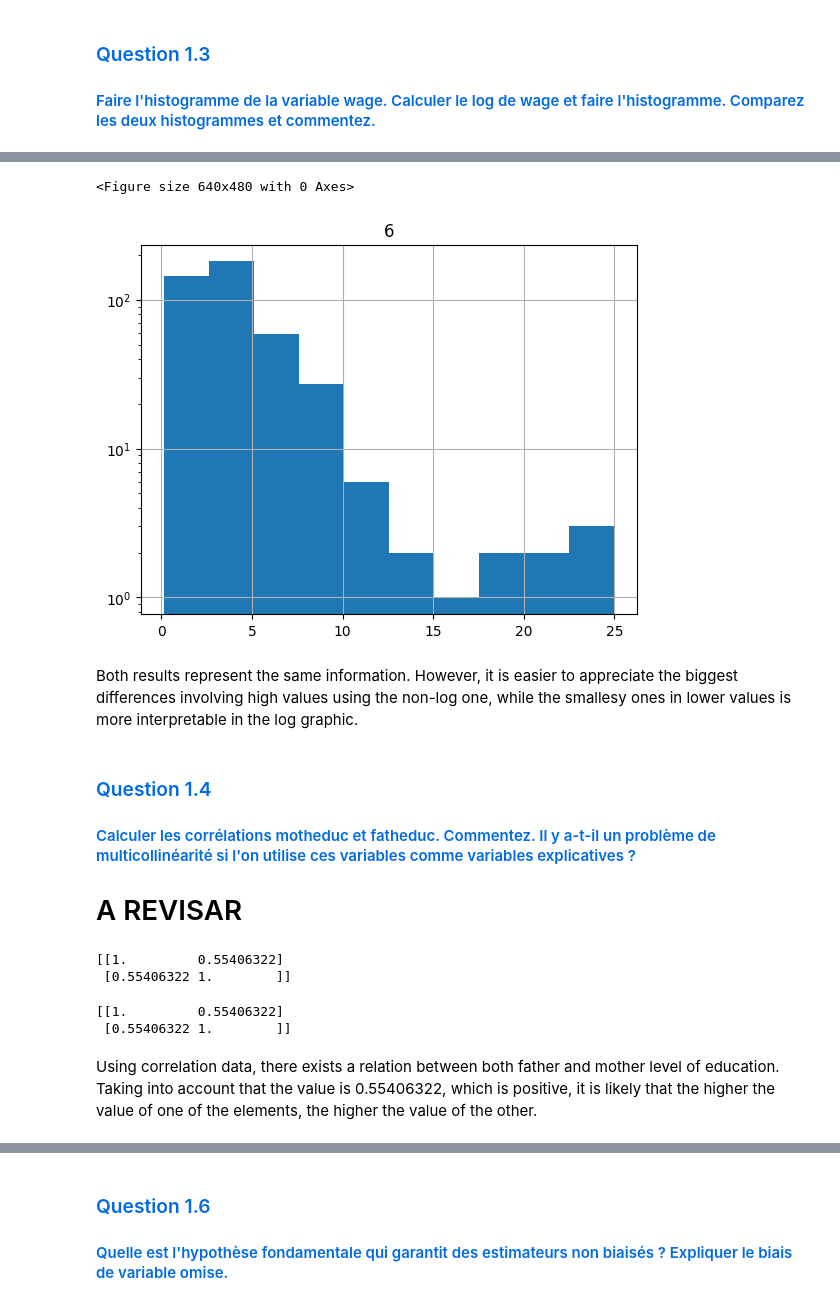
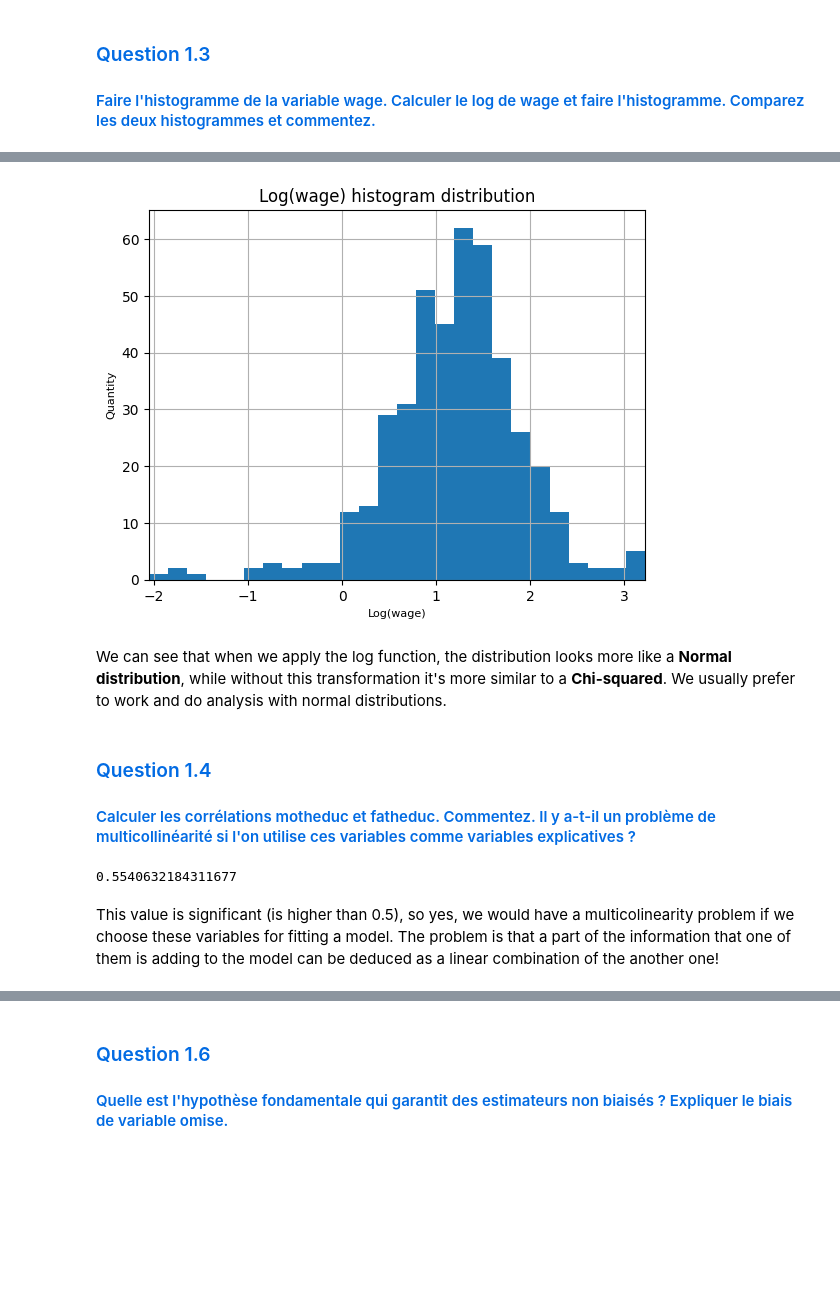
Before and after one commit to mauro7x/MODS202, a Jupyter notebook: Project.ipynb, the cells around one changed output, grey strips where cells are left out. Drawn from its saved outputs; the diff is of its cells as text; code cells hidden in the pictures; blank space fills up the shorter version.

```diff
--- a/Project.ipynb
+++ b/Project.ipynb
@@ -63,6 +89,3 @@ raw_data = pd.read_csv(FILEPATH_1, delim_whitespace=True, header=None)
 # %%
-# Variable wage = column 6
-data = raw_data.loc[raw_data[6] != '.']
-data = data.astype({6:'float'})
-data = data.loc[data[6] > 0]
-data[6]
+# Variable wage > 0
+df = df[df.wage > 0]
@@ -242,32 +259,23 @@ array([[<AxesSubplot:title={'center':'6'}>]], dtype=object)
 # %%
-plt.figure()
-hist = data.hist(6)
-plt.yscale('log')
+log_wage = np.log(df.wage)
+plt.hist(log_wage, bins='auto')
+plt.title("Log(wage) histogram distribution", fontsize=12)
+plt.xlabel("Log(wage)", fontsize=8)
+plt.ylabel("Quantity", fontsize=8)
+plt.xlim(log_wage.min(), log_wage.max())
+plt.grid()
+plt.show()
 # %% [output]
-<Figure size 640x480 with 0 Axes>
-[figure, old version]
+[figure, new version]
 # %% [markdown]
-Both results represent the same information. However, it is easier to appreciate the biggest differences involving high values using the non-log one, while the smallesy ones in lower values is more interpretable in the log graphic.
+We can see that when we apply the log function, the distribution looks more like a **Normal distribution**, while without this transformation it's more similar to a **Chi-squared**. We usually prefer to work and do analysis with normal distributions.
 # %% [markdown]
 <h3 style='color: #026be3;'>Question 1.4</h3>
 <h4 style='color: #026be3;'>Calculer les corrélations motheduc et fatheduc. Commentez. Il y a-t-il un problème de multicollinéarité si l'on utilise ces variables comme variables explicatives ?</h4>
-
-# A REVISAR
 # %%
-# motheduc = Column 14
-# fatheduc = Column 15
-
-r = np.corrcoef(data[14], data[15])
-print(r)
+corr = np.corrcoef(df.motheduc, df.fatheduc)
+corr[0][1]
 # %% [output]
-[[1.         0.55406322]
- [0.55406322 1.        ]]
+0.5540632184311677
-# %%
-educBoth = data.loc[:,14:15]
-r = np.corrcoef(educBoth[14], educBoth[15])
-print(r)
-# %% [output]
-[[1.         0.55406322]
- [0.55406322 1.        ]]
 # %% [markdown]
-Using correlation data, there exists a relation between both father and mother level of education. Taking into account that the value is 0.55406322, which is positive, it is likely that the higher the value of one of the elements, the higher the value of the other.
+This value is significant (is higher than 0.5), so yes, we would have a multicolinearity problem if we choose these variables for fitting a model. The problem is that a part of the information that one of them is adding to the model can be deduced as a linear combination of the another one!
```
Also changed, not shown: parts of 79 cells of this notebook.
